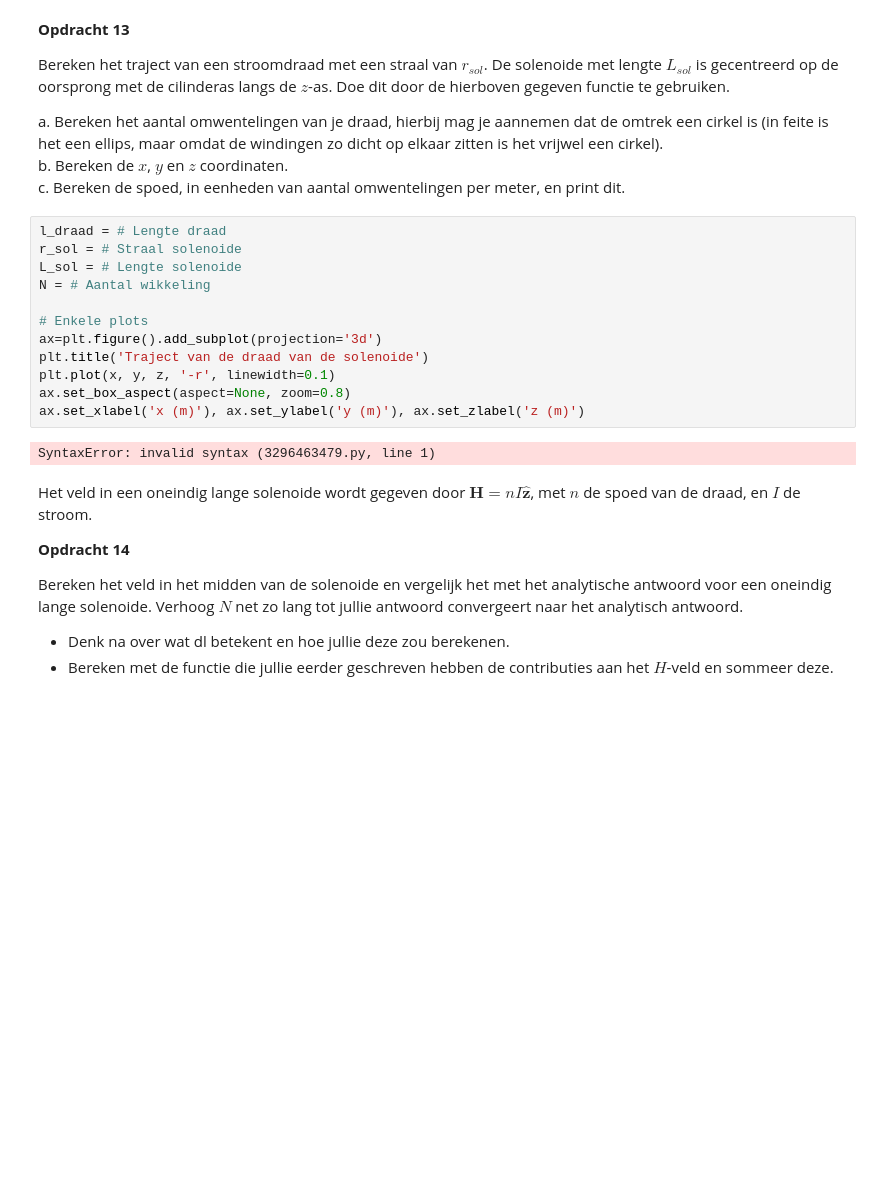
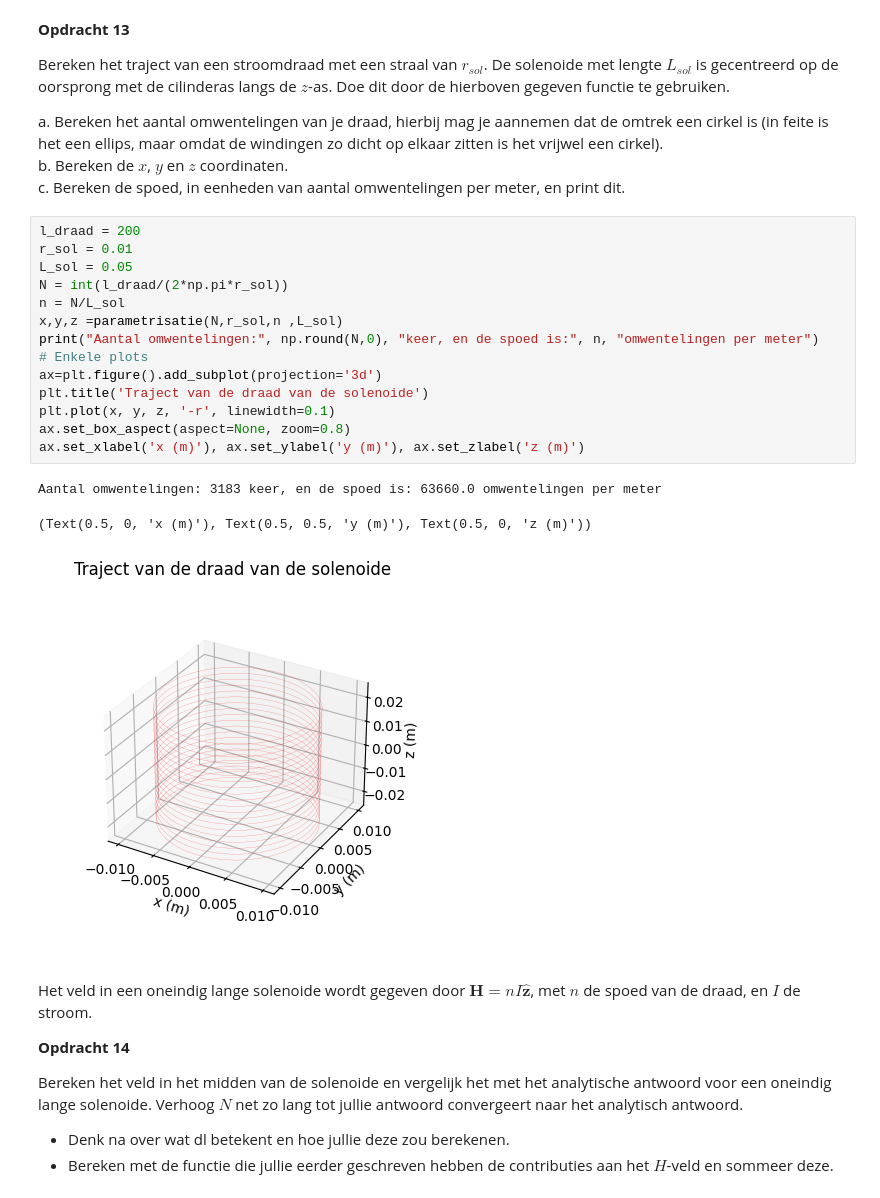
Before and after one commit to HugovKrevel/HugovK-DEF-D, a Jupyter notebook: KrachtactuatorOpdracht.ipynb, the cells around one changed output. Cells and saved outputs as stored; diff of their text form; blank space fills up the shorter version.

```diff
--- a/KrachtactuatorOpdracht.ipynb
+++ b/KrachtactuatorOpdracht.ipynb
@@ -293,19 +293,23 @@ a. Bereken het aantal omwentelingen van je draad, hierbij mag je aannemen dat de
 b. Bereken de $x$, $y$ en $z$ coordinaten.\
 c. Bereken de spoed, in eenheden van aantal omwentelingen per meter, en print dit.
 # %%
-l_draad = # Lengte draad
-r_sol = # Straal solenoide
-L_sol = # Lengte solenoide
-N = # Aantal wikkeling
-
+l_draad = 200
+r_sol = 0.01
+L_sol = 0.05
+N = int(l_draad/(2*np.pi*r_sol))
+n = N/L_sol
+x,y,z =parametrisatie(N,r_sol,n ,L_sol)
+print("Aantal omwentelingen:", np.round(N,0), "keer, en de spoed is:", n, "omwentelingen per meter")
 # Enkele plots
 ax=plt.figure().add_subplot(projection='3d')
 plt.title('Traject van de draad van de solenoide')
 plt.plot(x, y, z, '-r', linewidth=0.1)
 ax.set_box_aspect(aspect=None, zoom=0.8)
 ax.set_xlabel('x (m)'), ax.set_ylabel('y (m)'), ax.set_zlabel('z (m)')
 # %% [output]
-SyntaxError: invalid syntax (3296463479.py, line 1)
+Aantal omwentelingen: 3183 keer, en de spoed is: 63660.0 omwentelingen per meter
+(Text(0.5, 0, 'x (m)'), Text(0.5, 0.5, 'y (m)'), Text(0.5, 0, 'z (m)'))
+[figure, added]
 # %% [markdown]
 Het veld in een oneindig lange solenoide wordt gegeven door $\mathbf{H} = n I \hat{\mathbf{z}}$, met $n$ de spoed van de draad, en $I$ de stroom.
 
```
Also changed, not shown: parts of 1 cell of this notebook.
